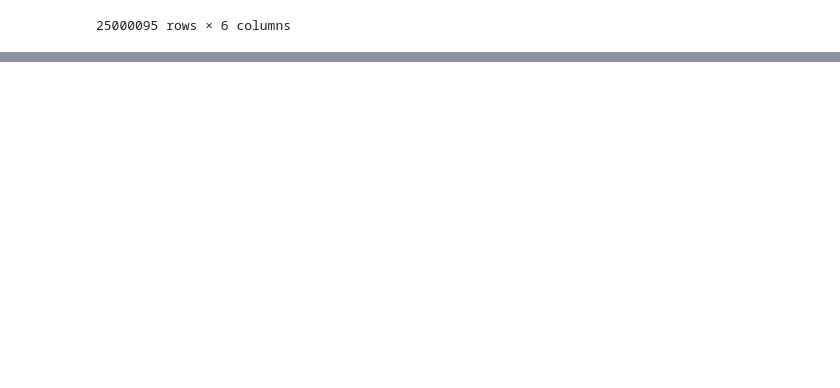
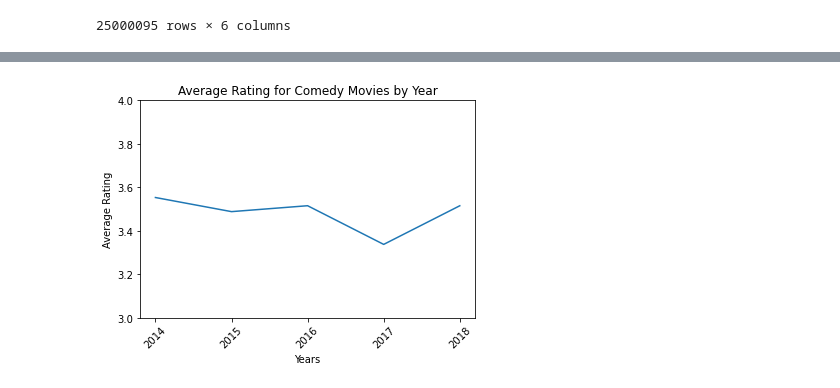
Before and after one commit to blancacarretero/movie-recommendation-engine, a Jupyter notebook: main.ipynb, the cells around one changed output, grey strips where cells are left out. Saved outputs shown, nothing was run; the diff lists cells and outputs as text; code cells hidden in the pictures; blank space fills up the shorter version.

```diff
--- a/main.ipynb
+++ b/main.ipynb
@@ -197,0 +265,29 @@ plt.xticks(rotation=45)
+# %%
+def plot_genre_by_year(genre):
+    ratings_dict = {
+        'Year': [],
+        'Average Rating': []
+    }
+
+    years = ['2014','2015','2016','2017','2018']
+
+    for year in years:
+        avg = ratings_by_year(genre,year)
+        ratings_dict['Average Rating'].append(avg)
+        ratings_dict['Year'].append(year)
+
+    ratings_dict_df = pd.DataFrame(ratings_dict)
+
+    ## Plot
+    plt.plot(ratings_dict_df['Year'],ratings_dict_df['Average Rating'])
+    plt.ylim(3, 4)
+    plt.title(f'Average Rating for {genre} Movies by Year')
+    plt.ylabel('Average Rating')
+    plt.xlabel('Years')
+    plt.xticks(rotation=45)
+    plt.savefig(f'avg_rating_by_year_{genre}.png')
+    plt.show()
+# %%
+plot_genre_by_year('Comedy')
+# %% [output]
+[figure, added]
```
Also changed, not shown: parts of 32 cells of this notebook.
